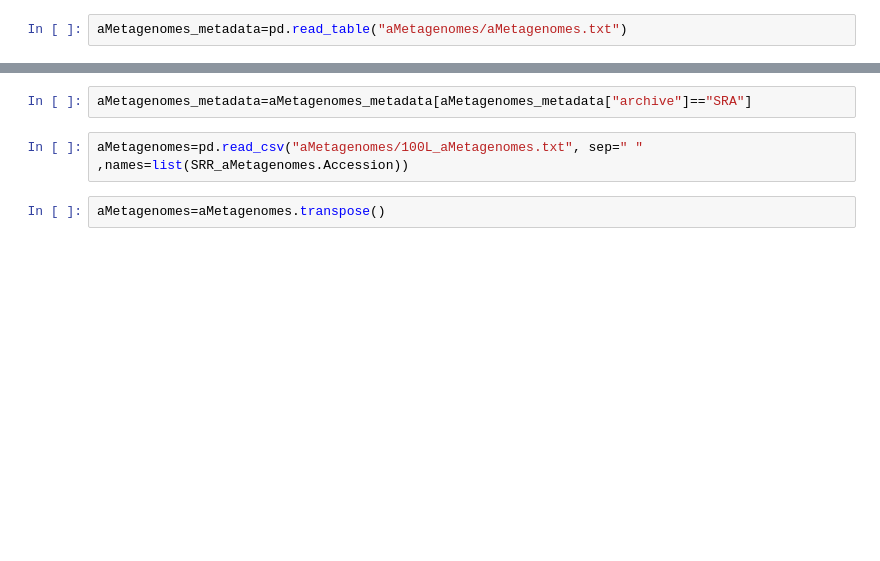
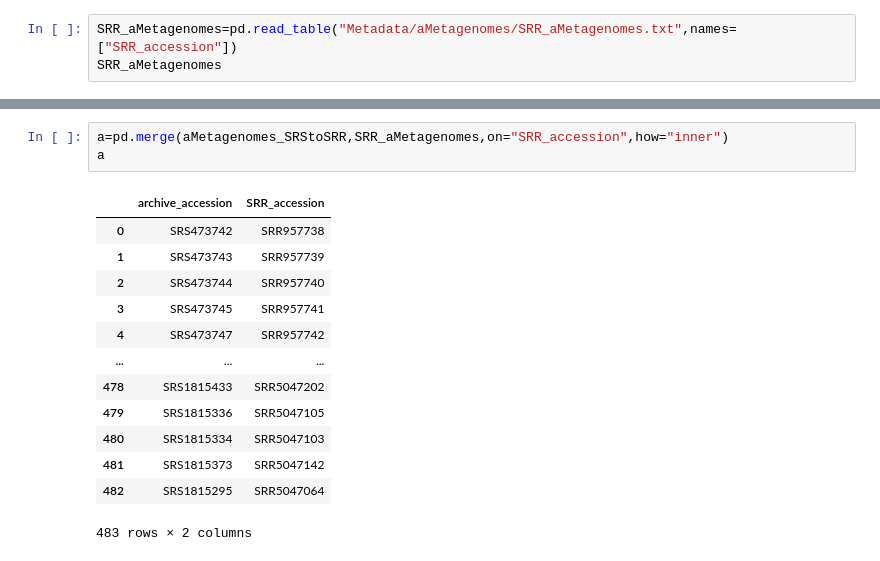
Before and after one commit to CamilaDuitama/RascovanProject, a Jupyter notebook: Preprocessing.ipynb, the cells around one changed output, grey strips where cells are left out. Saved outputs shown, nothing was run; the diff lists cells and outputs as text; blank space fills up the shorter version.

```diff
--- a/Preprocessing.ipynb
+++ b/Preprocessing.ipynb
@@ -12,2 +58,3 @@ aMetagenomes_ERStoERR=pd.read_table("aMetagenomes/aMetagenomes_ERStoERR.tsv",nam
 # %%
-aMetagenomes_metadata=pd.read_table("aMetagenomes/aMetagenomes.txt")
+SRR_aMetagenomes=pd.read_table("Metadata/aMetagenomes/SRR_aMetagenomes.txt",names=["SRR_accession"])
+SRR_aMetagenomes
@@ -14,6 +75,17 @@ aMetagenomes_metadata=pd.read_table("aMetagenomes/aMetagenomes.txt")
-# %%
-aMetagenomes_metadata=aMetagenomes_metadata[aMetagenomes_metadata["archive"]=="SRA"]
-# %%
-aMetagenomes=pd.read_csv("aMetagenomes/100L_aMetagenomes.txt", sep=" " ,names=list(SRR_aMetagenomes.Accession))
-# %%
-aMetagenomes=aMetagenomes.transpose()
+# %%
+a=pd.merge(aMetagenomes_SRStoSRR,SRR_aMetagenomes,on="SRR_accession",how="inner")
+a
+# %% [output]
+|  | archive_accession | SRR_accession |
+| 0 | SRS473742 | SRR957738 |
+| 1 | SRS473743 | SRR957739 |
+| 2 | SRS473744 | SRR957740 |
+| 3 | SRS473745 | SRR957741 |
+| 4 | SRS473747 | SRR957742 |
+| ... | ... | ... |
+| 478 | SRS1815433 | SRR5047202 |
+| 479 | SRS1815336 | SRR5047105 |
+| 480 | SRS1815334 | SRR5047103 |
+| 481 | SRS1815373 | SRR5047142 |
+| 482 | SRS1815295 | SRR5047064 |
+483 rows × 2 columns
```
Also changed, not shown: parts of 29 cells of this notebook.
